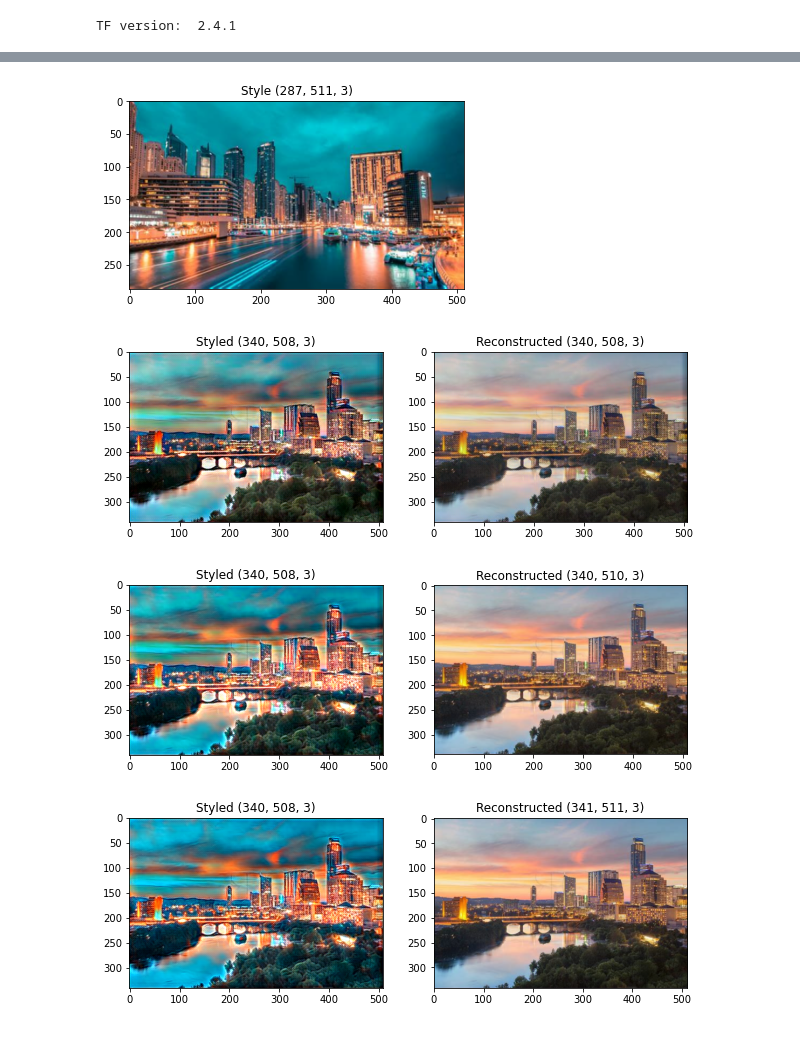
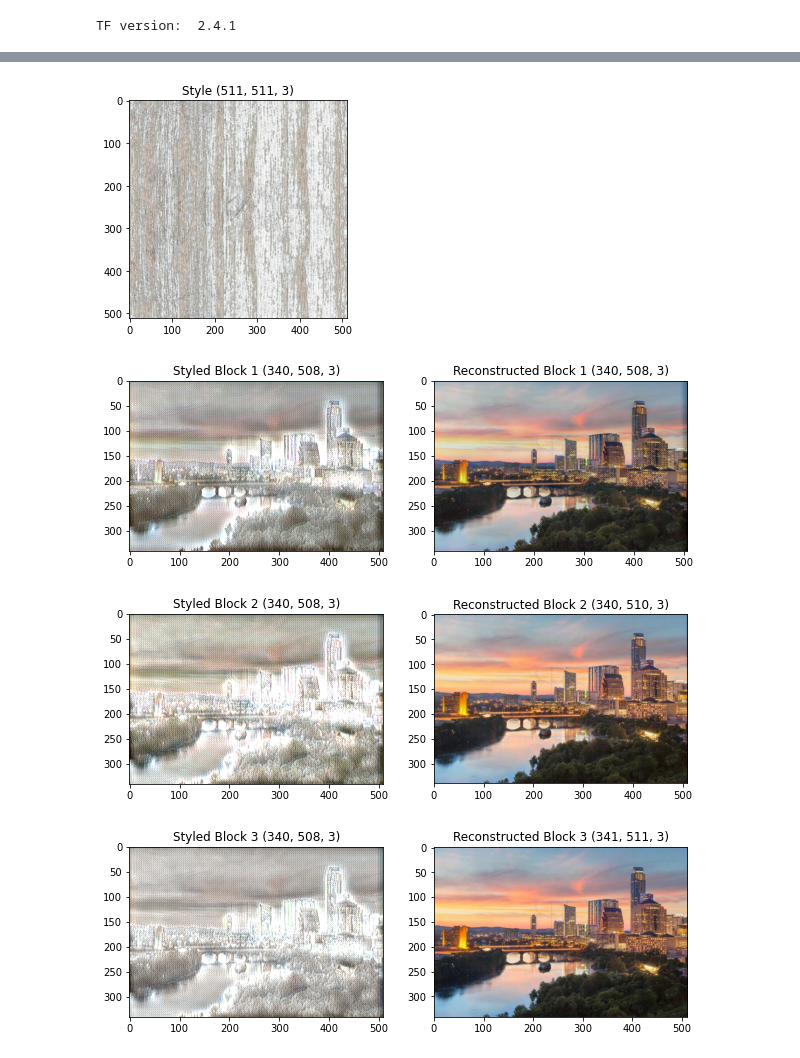
Before and after one commit to elilaird/CS83212-Advanced-Neural-Networks, a Jupyter notebook: Style-Transfer/Pretrained.ipynb, the cells around one changed output, grey strips where cells are left out. Saved outputs shown, nothing was run; the diff lists cells and outputs as text; code cells hidden in the pictures.

```diff
--- a/Style-Transfer/Pretrained.ipynb
+++ b/Style-Transfer/Pretrained.ipynb
@@ -111,7 +451,7 @@ class VGG19AutoEncoder(tf.keras.Model):
         if transform == 'wct':
             wct = self.wct_from_cov
         elif transform == 'covmatch':
-            wct = self.new_transform
+            wct = self.cov_matching
 
         if alphas==None:
             alphas = {'layer3':0.6,
@@ -284,7 +624,7 @@ class VGG19AutoEncoder(tf.keras.Model):
         return np.float32(blended)
 
     @staticmethod
-    def new_transform(content_img, style_img, alpha=0.6):
+    def cov_matching(content_img, style_img, alpha=0.6):
 
         def matrix_to_power(matrix, power):
             eig_threshold = 1e-5
@@ -339,17 +724,12 @@ Wall time: 2.04 s
 # %%
 %%time
 
+style_path = '../data/wooden.jpeg'
 
-content_path = '../data/austin.jpeg'
-style_path = '../data/nightcity.jpeg'
-
-content_image = load_img(content_path)
 style_image = load_img(style_path)
-# only need to resize for signal SVD
-# style_image = resize(style_image,content_image.shape)
 
 plt.subplot(1, 2, 1)
-imshow(content_image,'Content')
+imshow(austin_img,'Content')
 
 plt.subplot(1, 2, 2)
 imshow(style_image,'Style')
@@ -366,13 +746,13 @@ Wall time: 2.99 s
 # %%
 imshow(style_image,'Style')
-for layer in decoded_images.keys():
+for i, layer in enumerate(decoded_images.keys()):
     plt.figure(figsize=(10,10))
     plt.subplot(1,2,1)
-    imshow(decoded_images[layer][0],'Styled')
+    imshow(decoded_images[layer][0],f'Styled Block {i+1}')
     plt.subplot(1,2,2)
-    imshow(decoded_images[layer][1],'Reconstructed')
+    imshow(decoded_images[layer][1],f'Reconstructed Block {i+1}')
 # %% [output]
-[figure, old version]
+[figure, new version]
-[figure, old version]
+[figure, new version]
-[figure, old version]
+[figure, new version]
-[figure, old version]
+[figure, new version]
```
Also changed, not shown: parts of 27 cells of this notebook.
